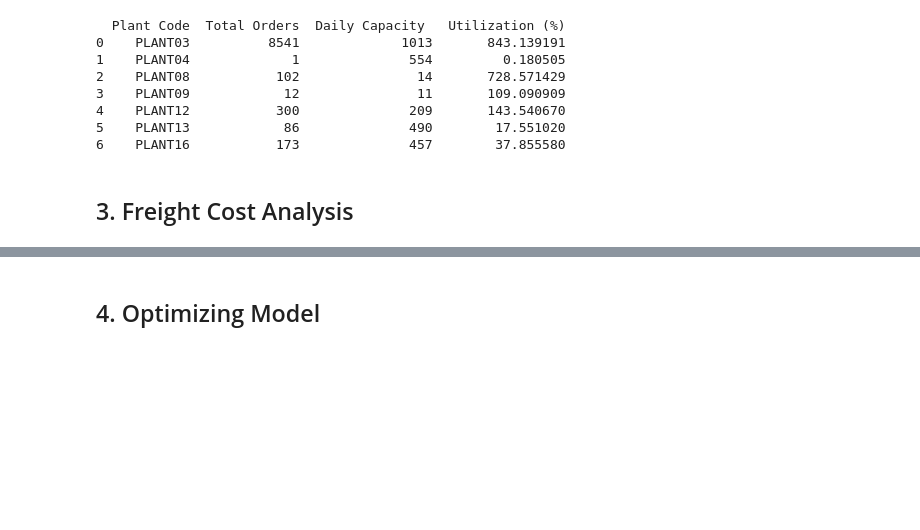
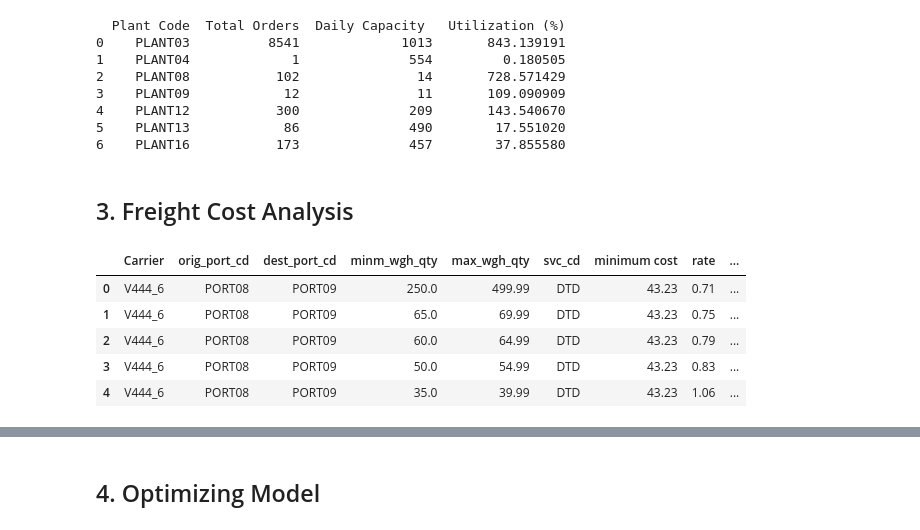
Before and after one commit to Lavan1999/Supply-Chain-Logistics-Problem, a Jupyter notebook: Supply_Chain_Logistics.ipynb, the cells around one changed output, grey strips where cells are left out. Drawn from its saved outputs; the diff is of its cells as text; code cells hidden in the pictures; blank space fills up the shorter version.

```diff
--- a/Supply_Chain_Logistics.ipynb
+++ b/Supply_Chain_Logistics.ipynb
@@ -149,3 +178,20 @@ print(orders_per_plant[['Plant Code', 'Total Orders', 'Daily Capacity ', 'Utiliz
 6    PLANT16           173              457        37.855580
 # %% [markdown]
 ## 3. Freight Cost Analysis
+# %%
+# Cleaning data: Remove any unwanted characters and convert to numeric
+freight_rates = freight_rates_df.copy()
+freight_rates['minimum cost'] = freight_rates['minimum cost'].replace('[\$,]', '', regex=True).astype(float)
+freight_rates['rate'] = freight_rates['rate'].replace('[\$,]', '', regex=True).astype(float)
+
+# Ensuring weight columns are numeric
+freight_rates['minm_wgh_qty'] = pd.to_numeric(freight_rates['minm_wgh_qty'], errors='coerce')
+freight_rates['max_wgh_qty'] = pd.to_numeric(freight_rates['max_wgh_qty'], errors='coerce')
+freight_rates.head()
+# %% [output]
+|  | Carrier | orig_port_cd | dest_port_cd | minm_wgh_qty | max_wgh_qty | svc_cd | minimum cost | rate | ... |
+| 0 | V444_6 | PORT08 | PORT09 | 250.0 | 499.99 | DTD | 43.23 | 0.71 | ... |
+| 1 | V444_6 | PORT08 | PORT09 | 65.0 | 69.99 | DTD | 43.23 | 0.75 | ... |
+| 2 | V444_6 | PORT08 | PORT09 | 60.0 | 64.99 | DTD | 43.23 | 0.79 | ... |
+| 3 | V444_6 | PORT08 | PORT09 | 50.0 | 54.99 | DTD | 43.23 | 0.83 | ... |
+| 4 | V444_6 | PORT08 | PORT09 | 35.0 | 39.99 | DTD | 43.23 | 1.06 | ... |
```
Also changed, not shown: parts of 20 cells of this notebook.
